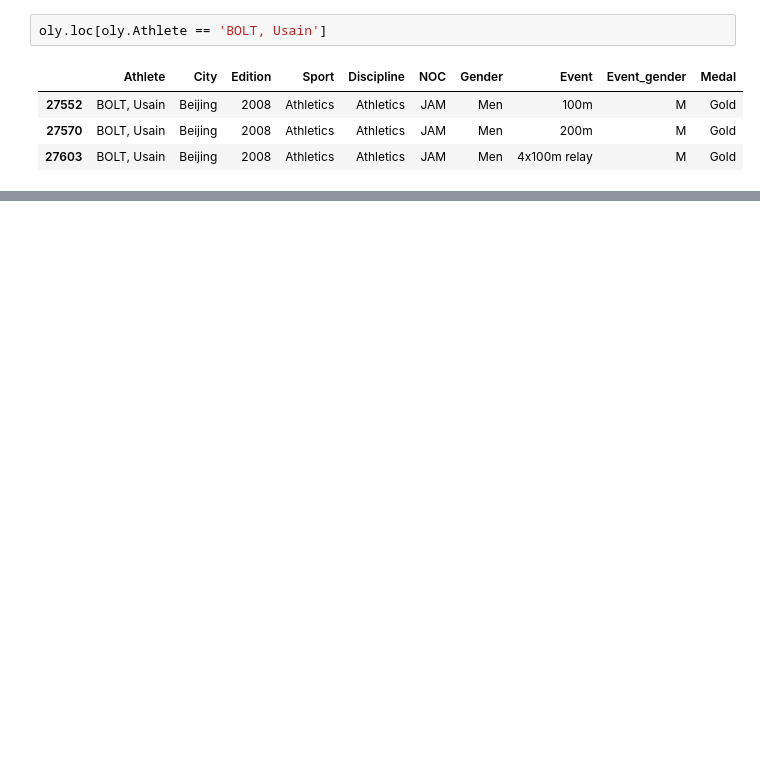
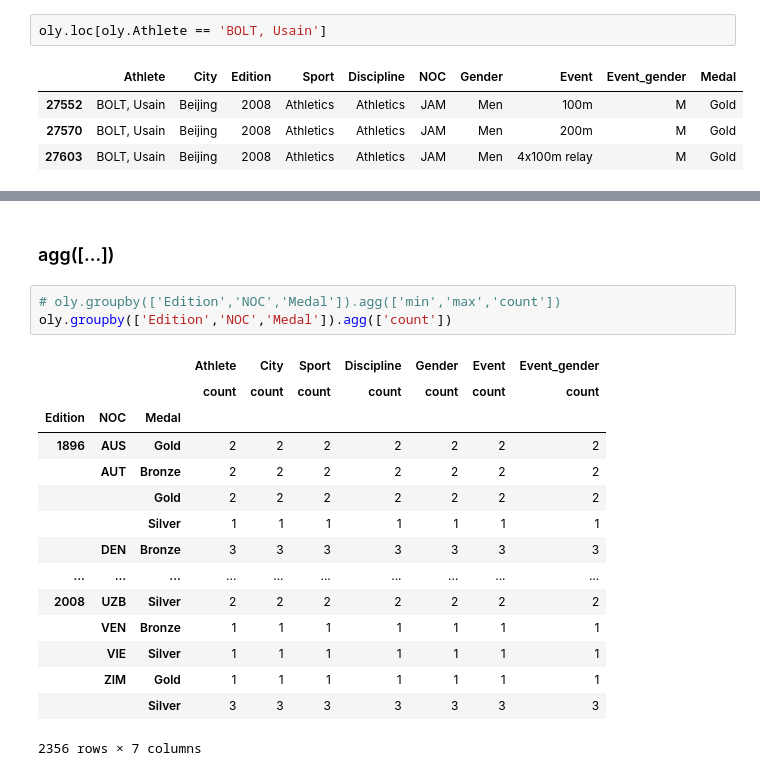
Before and after one commit to theSohanur/pandas-essential, a Jupyter notebook: pandas.notebook.ipynb, the cells around one changed output, grey strips where cells are left out. Drawn from its saved outputs; the diff is of its cells as text; blank space fills up the shorter version.

Commit message:
Use groupby function

```diff
--- a/pandas.notebook.ipynb
+++ b/pandas.notebook.ipynb
@@ -908,0 +985,21 @@ oly.iloc[1:4]
+# %% [markdown]
+### agg([...])
+# %%
+# oly.groupby(['Edition','NOC','Medal']).agg(['min','max','count'])
+oly.groupby(['Edition','NOC','Medal']).agg(['count'])
+# %% [output]
+|  |  |  | Athlete | City | Sport | Discipline | Gender | Event | Event_gender |
+|  |  |  | count | count | count | count | count | count | count |
+| Edition | NOC | Medal |  |  |  |  |  |  |  |
+| 1896 | AUS | Gold | 2 | 2 | 2 | 2 | 2 | 2 | 2 |
+|  | AUT | Bronze | 2 | 2 | 2 | 2 | 2 | 2 | 2 |
+|  |  | Gold | 2 | 2 | 2 | 2 | 2 | 2 | 2 |
+|  |  | Silver | 1 | 1 | 1 | 1 | 1 | 1 | 1 |
+|  | DEN | Bronze | 3 | 3 | 3 | 3 | 3 | 3 | 3 |
+| ... | ... | ... | ... | ... | ... | ... | ... | ... | ... |
+| 2008 | UZB | Silver | 2 | 2 | 2 | 2 | 2 | 2 | 2 |
+|  | VEN | Bronze | 1 | 1 | 1 | 1 | 1 | 1 | 1 |
+|  | VIE | Silver | 1 | 1 | 1 | 1 | 1 | 1 | 1 |
+|  | ZIM | Gold | 1 | 1 | 1 | 1 | 1 | 1 | 1 |
+|  |  | Silver | 3 | 3 | 3 | 3 | 3 | 3 | 3 |
+2356 rows × 7 columns
```
Also changed, not shown: parts of 13 cells of this notebook.
